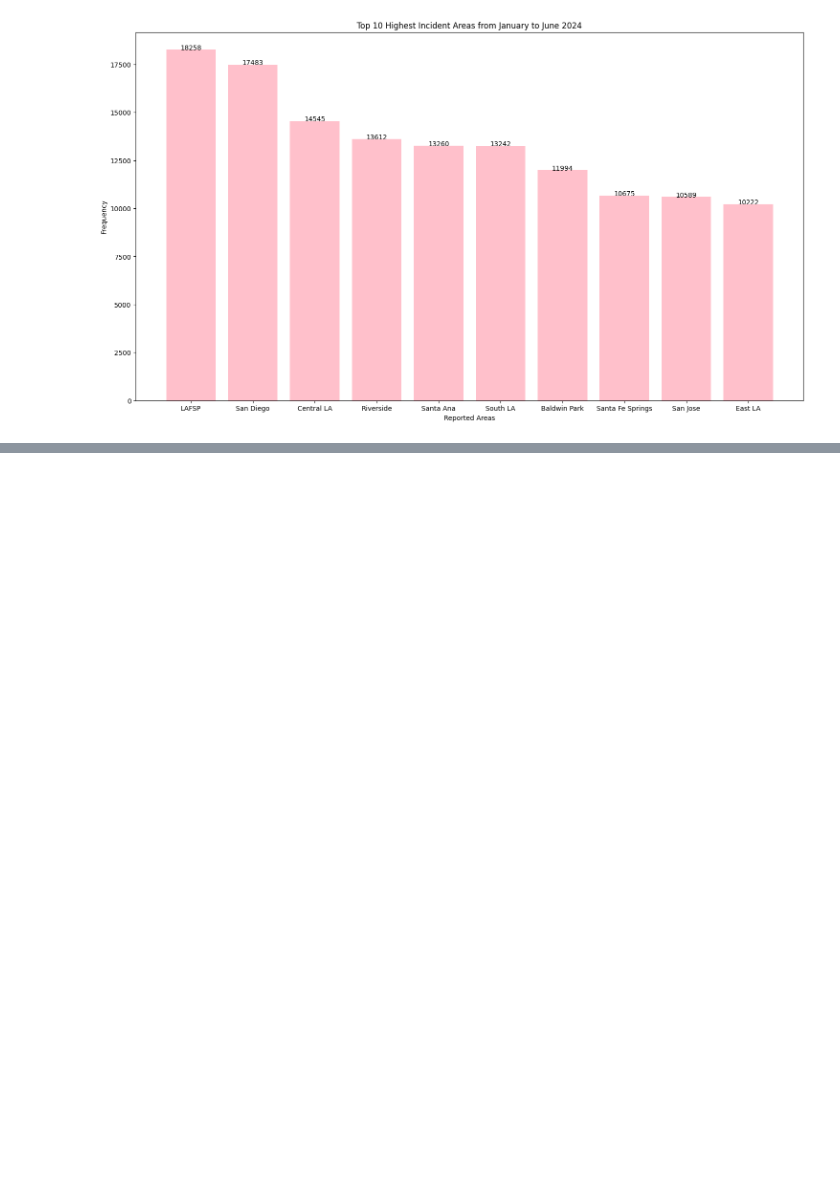
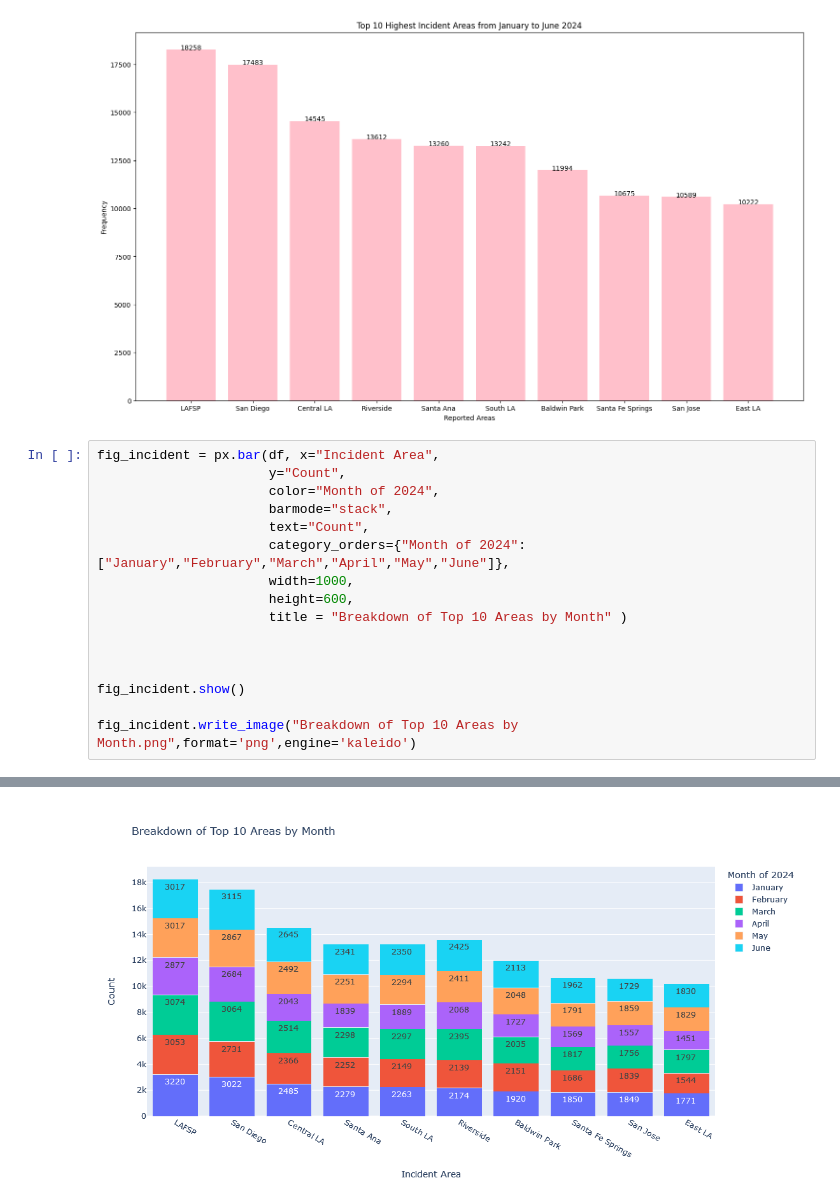
Before and after one commit to DaH7/CHP-Traffic-Analytics, a Jupyter notebook: Incident_Count_Graphs_traffic.ipynb, the cells around one changed output, grey strips where cells are left out. Drawn from its saved outputs; the diff is of its cells as text; blank space fills up the shorter version.

```diff
--- a/Incident_Count_Graphs_traffic.ipynb
+++ b/Incident_Count_Graphs_traffic.ipynb
@@ -212,3 +183,20 @@ single_bar(log_area_df(2,7),"Top 10 Highest Incident Areas from January to June
 PostgreSQL database version:
 ('PostgreSQL 16.3 on aarch64-unknown-linux-gnu, compiled by gcc (GCC) 7.3.1 20180712 (Red Hat 7.3.1-6), 64-bit',)
 [figure]
+# %%
+fig_incident = px.bar(df, x="Incident Area",
+                      y="Count",
+                      color="Month of 2024",
+                      barmode="stack",
+                      text="Count",
+                      category_orders={"Month of 2024": ["January","February","March","April","May","June"]},
+                      width=1000,
+                      height=600,
+                      title = "Breakdown of Top 10 Areas by Month" )
+
+
+
+fig_incident.show()
+
+fig_incident.write_image("Breakdown of Top 10 Areas by Month.png",format='png',engine='kaleido')
+# %% [output]
@@ -214,0 +204 @@ PostgreSQL database version:
+[figure, new version]
```
Also changed, not shown: parts of 6 cells of this notebook.
